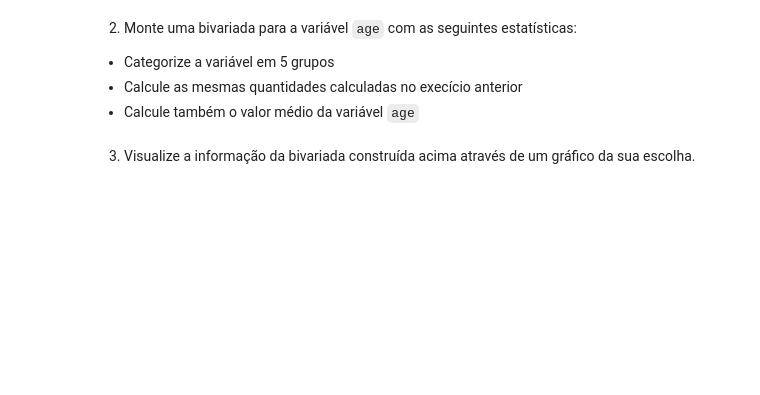
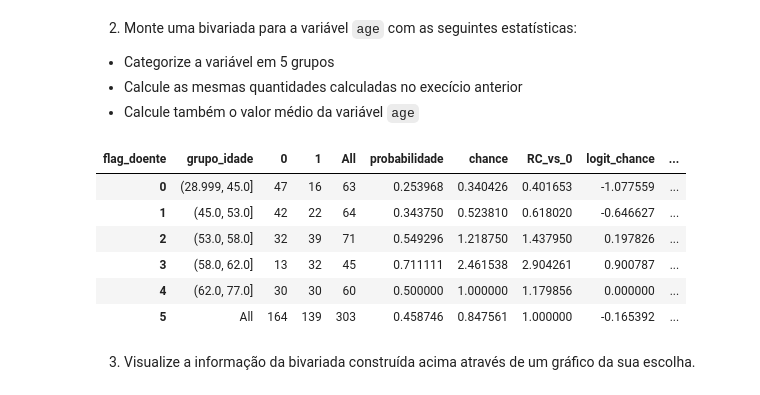
Before and after one commit to emanoeldlugo/Cientista-de-dados-EBAC, a Jupyter notebook: Módulo 18 - Tarefa 1.ipynb, the cells around one changed output. Saved outputs shown, nothing was run; the diff lists cells and outputs as text; code cells hidden in the pictures; blank space fills up the shorter version.

```diff
--- a/Módulo 18 - Tarefa 1.ipynb
+++ b/Módulo 18 - Tarefa 1.ipynb
@@ -114,3 +114,13 @@ tab2 = tab2.iloc[0:41:].sort_values(by='age')
+# %%
+tab2
+# %% [output]
+| flag_doente | grupo_idade | 0 | 1 | All | probabilidade | chance | RC_vs_0 | logit_chance | ... |
+| 0 | (28.999, 45.0] | 47 | 16 | 63 | 0.253968 | 0.340426 | 0.401653 | -1.077559 | ... |
+| 1 | (45.0, 53.0] | 42 | 22 | 64 | 0.343750 | 0.523810 | 0.618020 | -0.646627 | ... |
+| 2 | (53.0, 58.0] | 32 | 39 | 71 | 0.549296 | 1.218750 | 1.437950 | 0.197826 | ... |
+| 3 | (58.0, 62.0] | 13 | 32 | 45 | 0.711111 | 2.461538 | 2.904261 | 0.900787 | ... |
+| 4 | (62.0, 77.0] | 30 | 30 | 60 | 0.500000 | 1.000000 | 1.179856 | 0.000000 | ... |
+| 5 | All | 164 | 139 | 303 | 0.458746 | 0.847561 | 1.000000 | -0.165392 | ... |
 # %% [markdown]
 3. Visualize a informação da bivariada construída acima através de um gráfico da sua escolha.
 # %%
```
Also changed, not shown: parts of 5 cells of this notebook.
